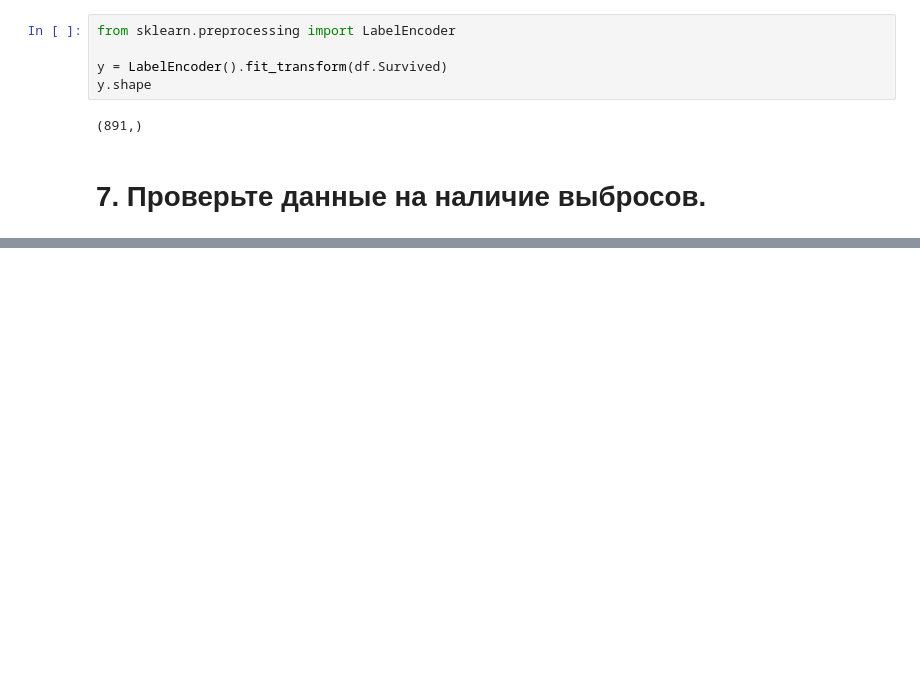
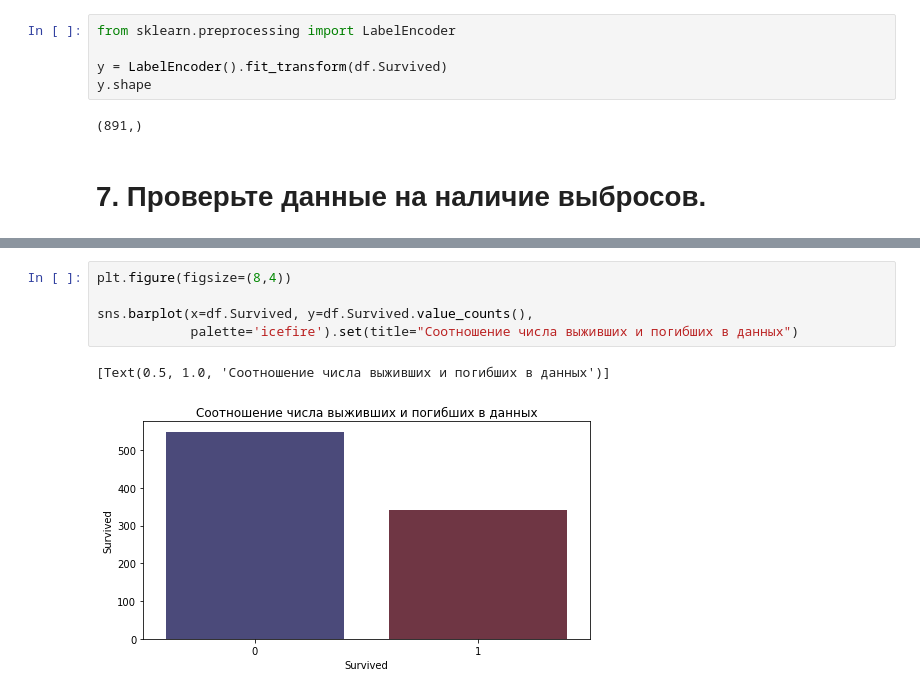
Before and after one commit to Fight0/homeworks, a Jupyter notebook: ml/data_quality.ipynb, the cells around one changed output, grey strips where cells are left out. Cells and saved outputs as stored; diff of their text form; blank space fills up the shorter version.

```diff
--- a/ml/data_quality.ipynb
+++ b/ml/data_quality.ipynb
@@ -302,0 +336,8 @@ y.shape
+# %%
+plt.figure(figsize=(8,4))
+
+sns.barplot(x=df.Survived, y=df.Survived.value_counts(),
+            palette='icefire').set(title="Соотношение числа выживших и погибших в данных")
+# %% [output]
+[Text(0.5, 1.0, 'Соотношение числа выживших и погибших в данных')]
+[figure, added]
```
Also changed, not shown: parts of 24 cells of this notebook.
